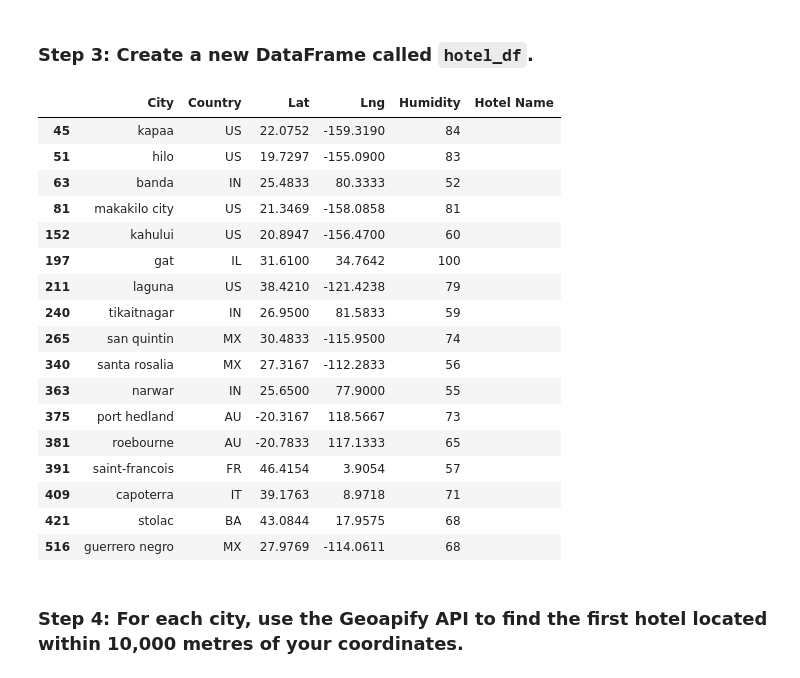
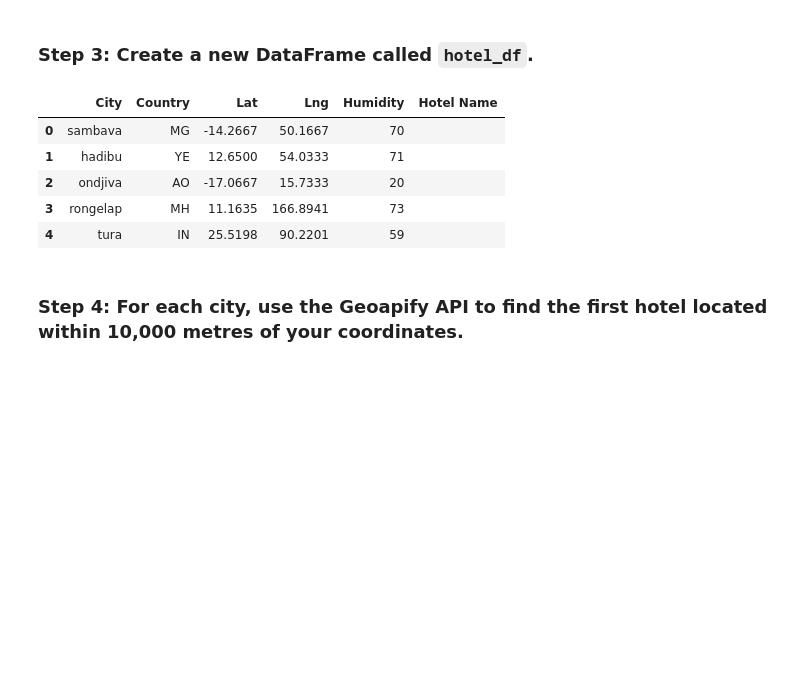
Before and after one commit to thorblock/Mod_6_API, a Jupyter notebook: WeatherPy/VacationPy.ipynb, the cells around one changed output. Drawn from its saved outputs; the diff is of its cells as text; code cells hidden in the pictures; blank space fills up the shorter version.

```diff
--- a/WeatherPy/VacationPy.ipynb
+++ b/WeatherPy/VacationPy.ipynb
@@ -78,0 +51,11 @@ map_humidity
+# %%
+# .loc subset based on my ideal conditions, remove null values
+subset_df = city_data_df.loc[(city_data_df["Max Temp"] > 21.1)
+                             & (city_data_df["Max Temp"] < 35)
+                             & (city_data_df["Wind Speed"] < 8)
+                             & (city_data_df["Humidity"] < 75)
+                             & (city_data_df["Cloudiness"] <= 45), :]
+subset_df = subset_df.reset_index()
+# check for null and drop any null columns
+subset_df.dropna(axis=0)
+subset_df.head()
@@ -80,32 +70,20 @@ map_humidity
 ### Step 3: Create a new DataFrame called `hotel_df`.
 # %%
 # Use the Pandas copy function to create DataFrame called hotel_df to store the city, country, coordinates, and humidity
-# YOUR CODE HERE
+col_selection = ['City', 'Country', 'Lat', 'Lng', 'Humidity']
+# using [[]] creates an issue of chain indexing, so we use .loc again
+hotel_df = subset_df.loc[:, col_selection].copy()
 
 # Add an empty column, "Hotel Name," to the DataFrame so you can store the hotel found using the Geoapify API
-# YOUR CODE HERE
-
-# Display sample data
-# YOUR CODE HERE
+hotel_df["Hotel Name"] = " "
+hotel_df.head()
 # %% [output]
 |  | City | Country | Lat | Lng | Humidity | Hotel Name |
-| 45 | kapaa | US | 22.0752 | -159.3190 | 84 |  |
-| 51 | hilo | US | 19.7297 | -155.0900 | 83 |  |
-| 63 | banda | IN | 25.4833 | 80.3333 | 52 |  |
-| 81 | makakilo city | US | 21.3469 | -158.0858 | 81 |  |
-| 152 | kahului | US | 20.8947 | -156.4700 | 60 |  |
-| 197 | gat | IL | 31.6100 | 34.7642 | 100 |  |
-| 211 | laguna | US | 38.4210 | -121.4238 | 79 |  |
-| 240 | tikaitnagar | IN | 26.9500 | 81.5833 | 59 |  |
-| 265 | san quintin | MX | 30.4833 | -115.9500 | 74 |  |
-| 340 | santa rosalia | MX | 27.3167 | -112.2833 | 56 |  |
-| 363 | narwar | IN | 25.6500 | 77.9000 | 55 |  |
-| 375 | port hedland | AU | -20.3167 | 118.5667 | 73 |  |
-| 381 | roebourne | AU | -20.7833 | 117.1333 | 65 |  |
-| 391 | saint-francois | FR | 46.4154 | 3.9054 | 57 |  |
-| 409 | capoterra | IT | 39.1763 | 8.9718 | 71 |  |
-| 421 | stolac | BA | 43.0844 | 17.9575 | 68 |  |
-| 516 | guerrero negro | MX | 27.9769 | -114.0611 | 68 |  |
+| 0 | sambava | MG | -14.2667 | 50.1667 | 70 |  |
+| 1 | hadibu | YE | 12.6500 | 54.0333 | 71 |  |
+| 2 | ondjiva | AO | -17.0667 | 15.7333 | 20 |  |
+| 3 | rongelap | MH | 11.1635 | 166.8941 | 73 |  |
+| 4 | tura | IN | 25.5198 | 90.2201 | 59 |  |
 # %% [markdown]
 ### Step 4: For each city, use the Geoapify API to find the first hotel located within 10,000 metres of your coordinates.
 # %%
```
Also changed, not shown: parts of 6 cells of this notebook, 1 other file.
